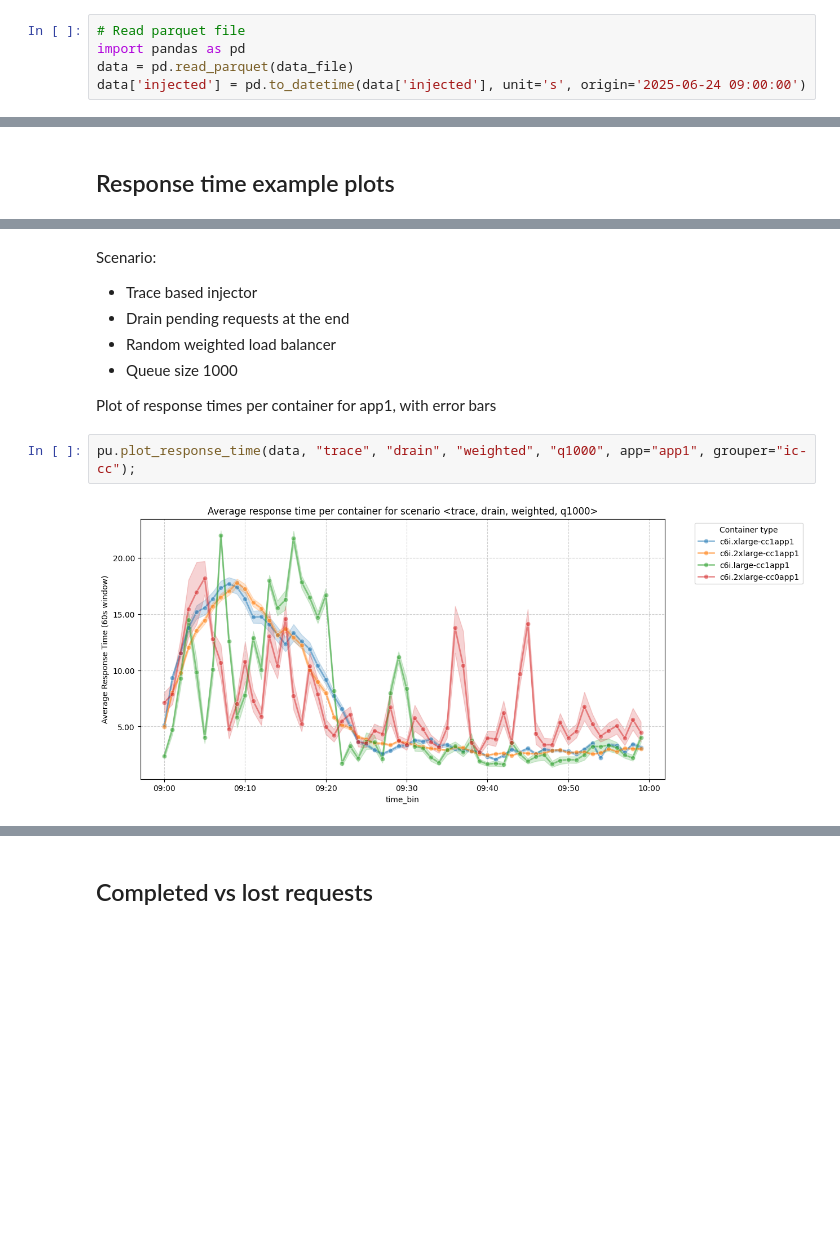
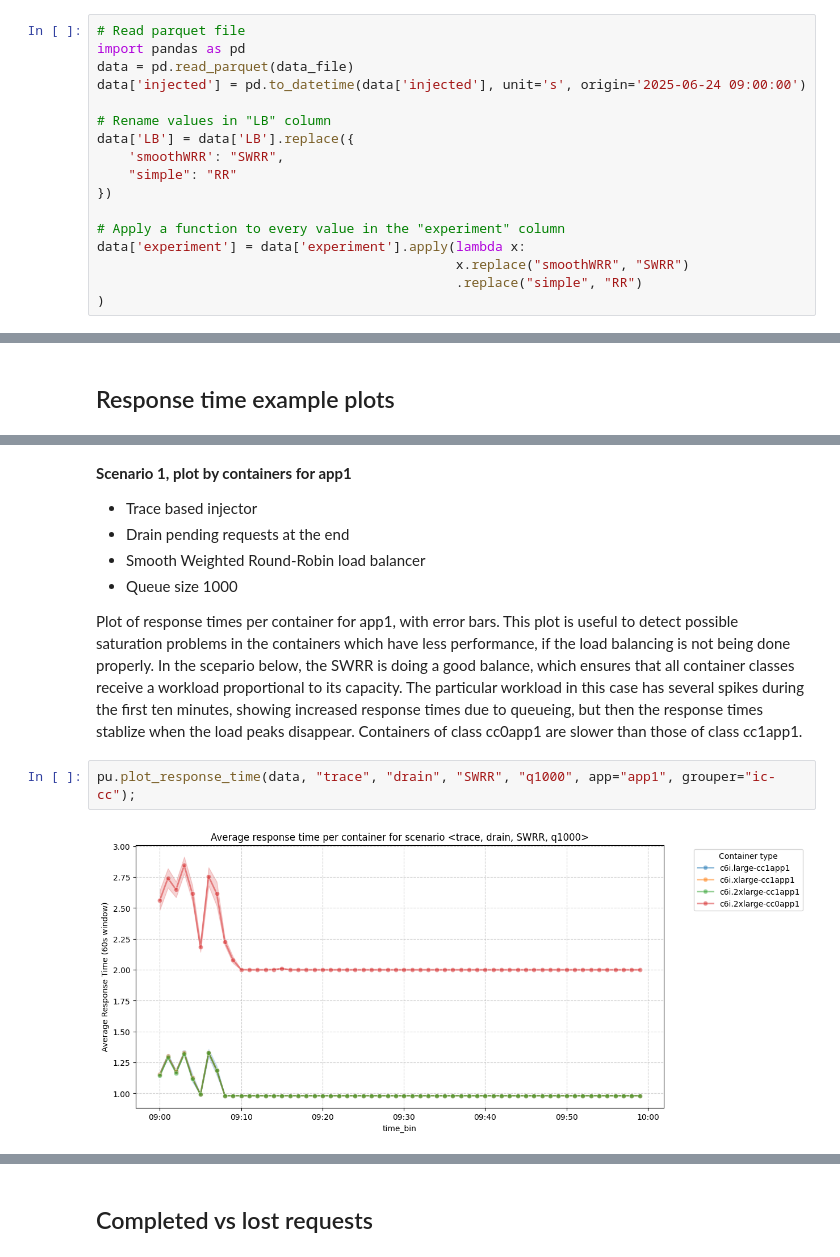
Before and after one commit to asi-uniovi/nuberu-experiments-results, a Jupyter notebook: Static-Notebook.ipynb, the cells around one changed output, grey strips where cells are left out. Drawn from its saved outputs; the diff is of its cells as text; blank space fills up the shorter version.

Commit message:
Updated notebooks for the latest experiments
- Replaced "random weighted" LB by "Smooth Weighted Round Robin" LB

```diff
--- a/Static-Notebook.ipynb
+++ b/Static-Notebook.ipynb
@@ -9,6 +9,18 @@ data_file = "../nuberu-starter-lab/notebooks/all_requests_data.parquet"
 import pandas as pd
 data = pd.read_parquet(data_file)
 data['injected'] = pd.to_datetime(data['injected'], unit='s', origin='2025-06-24 09:00:00')
+
+# Rename values in "LB" column
+data['LB'] = data['LB'].replace({
+    'smoothWRR': "SWRR",
+    "simple": "RR"
+})
+
+# Apply a function to every value in the "experiment" column
+data['experiment'] = data['experiment'].apply(lambda x:
+                                              x.replace("smoothWRR", "SWRR")
+                                              .replace("simple", "RR")
+)
 # %% [markdown]
 ## Summary of results
 # %%
@@ -81,12 +95,13 @@ pu.plot_response_time(data, "trace", "drain", "weighted", "q1000");
 # %% [markdown]
-Scenario:
+**Scenario 1, plot by containers for app1**
+
  - Trace based injector
  - Drain pending requests at the end
- - Random weighted load balancer
+ - Smooth Weighted Round-Robin load balancer
  - Queue size 1000
 
-Plot of response times per container for app1, with error bars
+Plot of response times per container for app1, with error bars. This plot is useful to detect possible saturation problems in the containers which have less performance, if the load balancing is not being done properly. In the scepario below, the SWRR is doing a good balance, which ensures that all container classes receive a workload proportional to its capacity. The particular workload in this case has several spikes during the first ten minutes, showing increased response times due to queueing, but then the response times stablize when the load peaks disappear. Containers of class cc0app1 are slower than those of class cc1app1.
 # %%
-pu.plot_response_time(data, "trace", "drain", "weighted", "q1000", app="app1", grouper="ic-cc");
+pu.plot_response_time(data, "trace", "drain", "SWRR", "q1000", app="app1", grouper="ic-cc");
 # %% [output]
-[figure, old version]
+[figure, new version]
```
Also changed, not shown: parts of 13 cells of this notebook, 2 other files.
